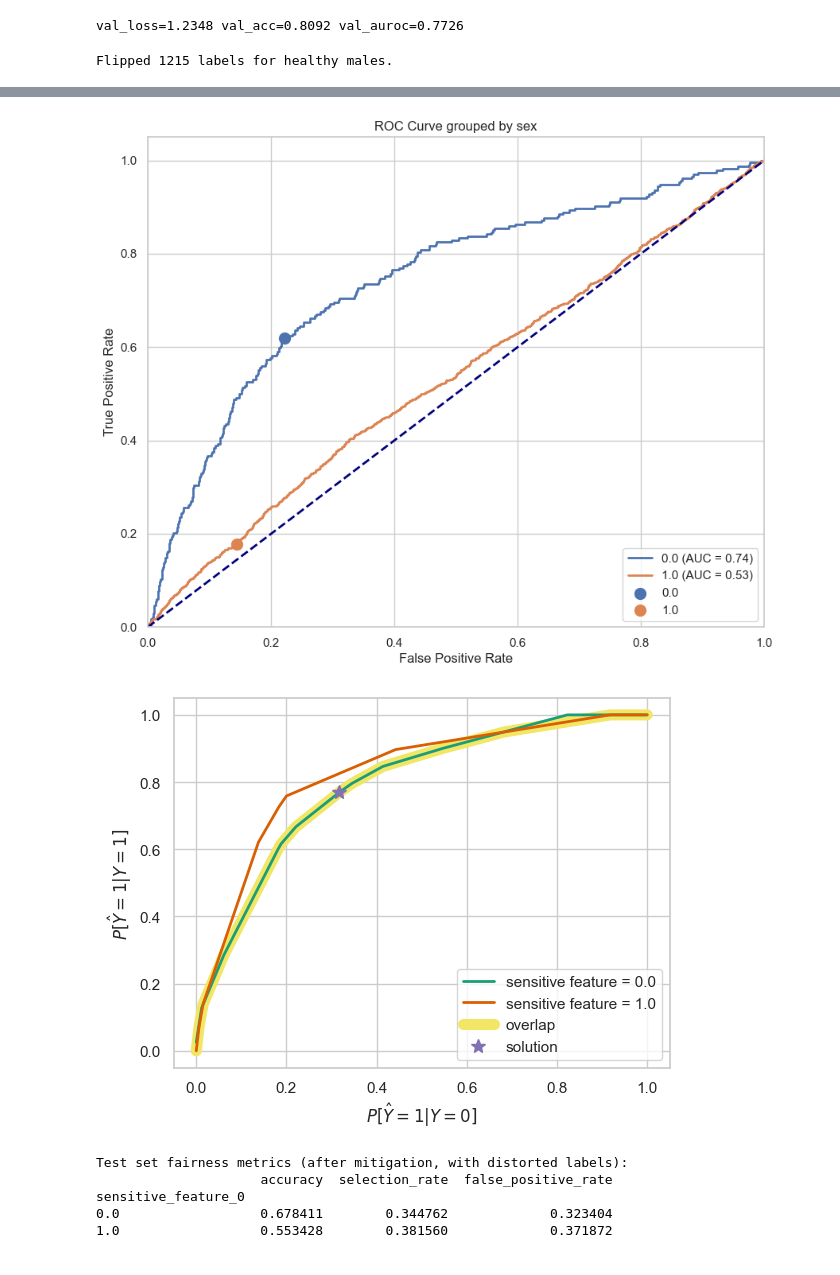
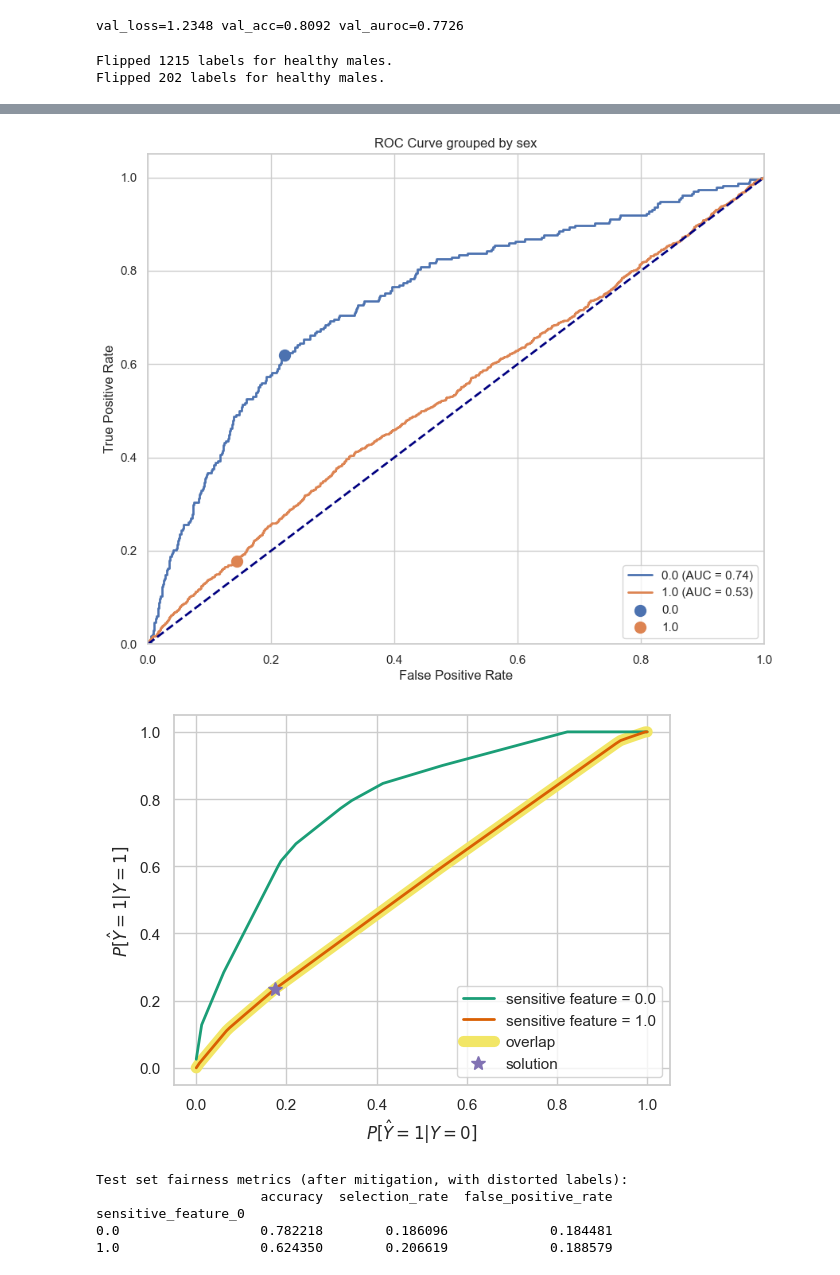
Before and after one commit to alex-tjellesen/RAI_fairness_exercise, a Jupyter notebook: exercise.ipynb, the cells around one changed output, grey strips where cells are left out. Saved outputs shown, nothing was run; the diff lists cells and outputs as text; code cells hidden in the pictures.

Commit message:
flip validation set

```diff
--- a/exercise.ipynb
+++ b/exercise.ipynb
@@ -518,26 +518,41 @@ val_loss=1.2348 val_acc=0.8092 val_auroc=0.7726
 # %%
 # Step 1: Copy the original test labels
 distorted_test_lab = np.array(test_lab, copy=True)
+distorted_val_lab = np.array(val_lab, copy=True)
 
 # Convert test_a and test_lab to numpy arrays for element-wise comparison
 test_a_arr = np.array(test_a)
 test_lab_arr = np.array(test_lab)
 
+val_a_arr = np.array(val_a)
+val_lab_arr = np.array(val_lab)
+
 # Step 2: Find indices of healthy males (test_a == 1 and test_lab == 0)
-male_healthy_indices = np.where((test_a_arr == 1) & (test_lab_arr == 0))[0]
+test_male_healthy_indices = np.where((test_a_arr == 1) & (test_lab_arr == 0))[0]
+val_male_healthy_indices = np.where((val_a_arr == 1) & (val_lab_arr == 0))[0]
+
 
 # Step 3: Randomly select 30% of these indices
-n_to_flip = int(0.3 * len(male_healthy_indices))
 np.random.seed(42)  # For reproducibility
-flip_indices = np.random.choice(male_healthy_indices, size=n_to_flip, replace=False)
+
+test_n_to_flip = int(0.3 * len(test_male_healthy_indices))
+test_flip_indices = np.random.choice(test_male_healthy_indices, size=test_n_to_flip, replace=False)
+
+val_n_to_flip = int(0.3 * len(val_male_healthy_indices))
+val_flip_indices = np.random.choice(val_male_healthy_indices, size=val_n_to_flip, replace=False)
+
 
 # Step 4: Flip the selected labels from 0 to 1
-distorted_test_lab[flip_indices] = 1
+distorted_test_lab[test_flip_indices] = 1
+distorted_val_lab[val_flip_indices] = 1
+
 
 # Now distorted_test_lab contains the new labels
-print(f"Flipped {n_to_flip} labels for healthy males.")
+print(f"Flipped {test_n_to_flip} labels for healthy males.")
+print(f"Flipped {val_n_to_flip} labels for healthy males.")
 # %% [output]
 Flipped 1215 labels for healthy males.
+Flipped 202 labels for healthy males.
 # %%
 mod_mf = MetricFrame(metrics={'accuracy': accuracy_score,
                         'selection_rate': selection_rate,
@@ -567,7 +582,7 @@ optimizer = ThresholdOptimizer(
     prefit=True,
 )
 # fit it with validation data
-optimizer.fit(val_prob_2D, val_lab, sensitive_features=val_a)
+optimizer.fit(val_prob_2D, distorted_val_lab, sensitive_features=val_a)
 
 # plot the optimizing result using plot_threshold_optimizer
 from fairlearn.postprocessing import plot_threshold_optimizer
@@ -599,36 +614,36 @@ print(mod_mf.by_group)
 
 plot_roc_simple(distorted_test_lab, test_prob, test_a, test_pred_optimized,
         sensitive_attribute_name = 'sex',
         )
 
 
 
 
 #mitigated, original labels
 
 mod_mf = MetricFrame(metrics={'accuracy': accuracy_score,
                         'selection_rate': selection_rate,
                         'false_positive_rate': false_positive_rate,},
         y_true=test_lab,
         y_pred=test_pred_optimized,
         sensitive_features=test_a)
 
 print("Test set fairness metrics (after mitigation, original labels):")
 print(mod_mf.by_group)
 
 plot_roc_simple(test_lab, test_prob, test_a, test_pred_optimized,
         sensitive_attribute_name = 'sex',
         )
 # %% [output]
 Test set fairness metrics (before mitigation, with distorded labels):
                      accuracy  selection_rate  false_positive_rate
 sensitive_feature_0
 0.0                  0.769213        0.244029             0.222028
 1.0                  0.632388        0.155556             0.144519
 [figure]
-[figure, old version]
+[figure, new version]
 Test set fairness metrics (after mitigation, with distorted labels):
                      accuracy  selection_rate  false_positive_rate
 sensitive_feature_0
-0.0                  0.678411        0.344762             0.323404
-1.0                  0.553428        0.381560             0.371872
+0.0                  0.782218        0.186096             0.184481
+1.0                  0.624350        0.206619             0.188579
```
Also changed, not shown: parts of 1 cell of this notebook.
